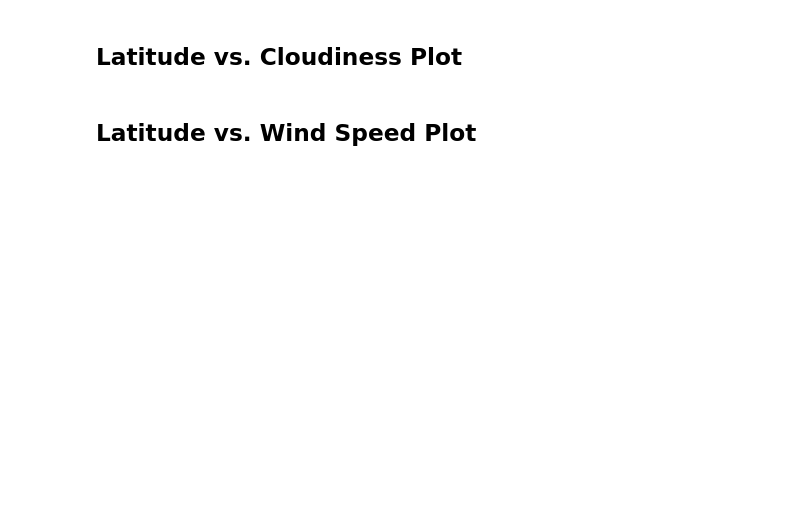
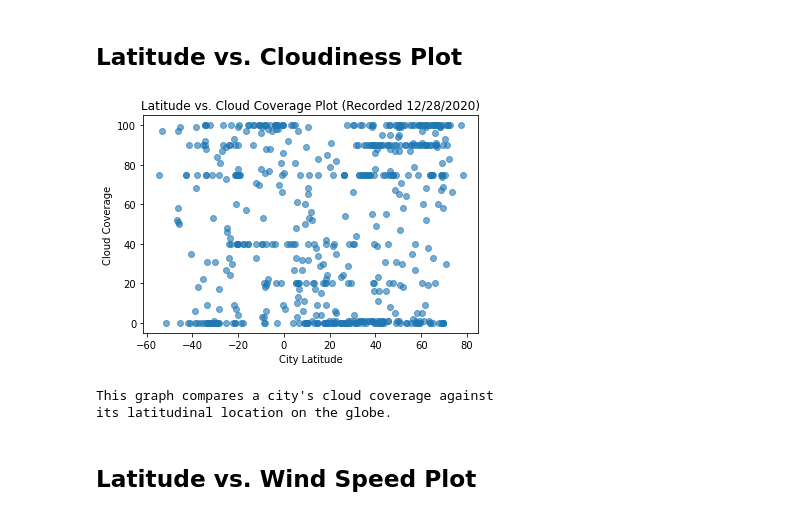
Before and after one commit to SanabuW/python-api-challenge, a Jupyter notebook: WeatherPy/WeatherPy.ipynb, the cells around one changed output. Cells and saved outputs as stored; diff of their text form; code cells hidden in the pictures; blank space fills up the shorter version.

```diff
--- a/WeatherPy/WeatherPy.ipynb
+++ b/WeatherPy/WeatherPy.ipynb
@@ -225,4 +299,18 @@ Skip this step if there are no cities that have humidity > 100%.
 # %% [markdown]
 ## Latitude vs. Cloudiness Plot
+# %%
+x_values = clean_city_data["City Latitude"].tolist()
+y_values = clean_city_data["Cloud Coverage"].tolist()
+
+plt.scatter(x_values, y_values, alpha=0.60)
+plt.xlabel("City Latitude")
+plt.ylabel("Cloud Coverage")
+plt.title("Latitude vs. Cloud Coverage Plot (Recorded 12/28/2020)")
+plt.show()
+print(f'This graph compares a city\'s cloud coverage against \nits latitudinal location on the globe.')
+# %% [output]
+[figure, added]
+This graph compares a city's cloud coverage against
+its latitudinal location on the globe.
 # %% [markdown]
 ## Latitude vs. Wind Speed Plot
```
Also changed, not shown: parts of 8 cells of this notebook, 4 other files.
